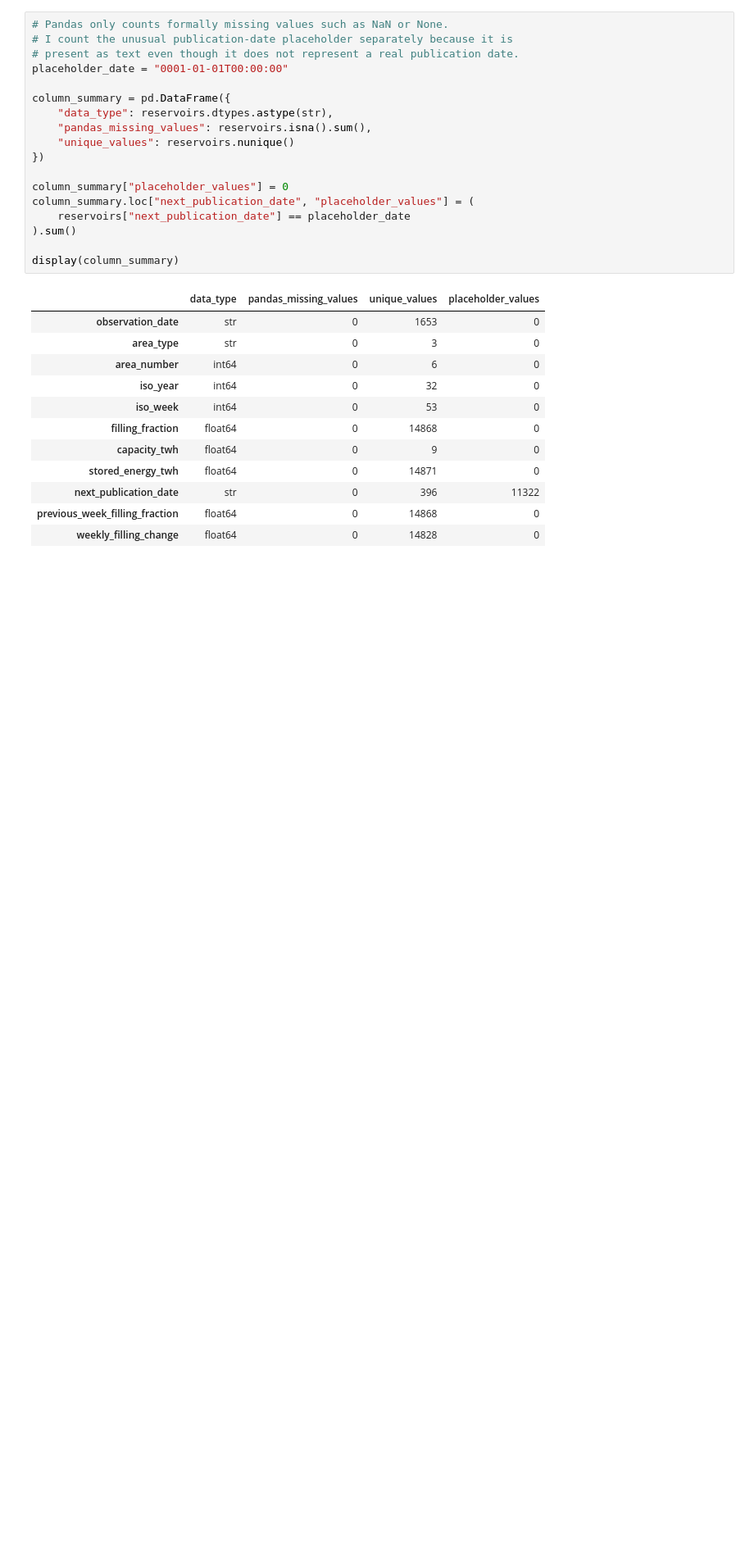
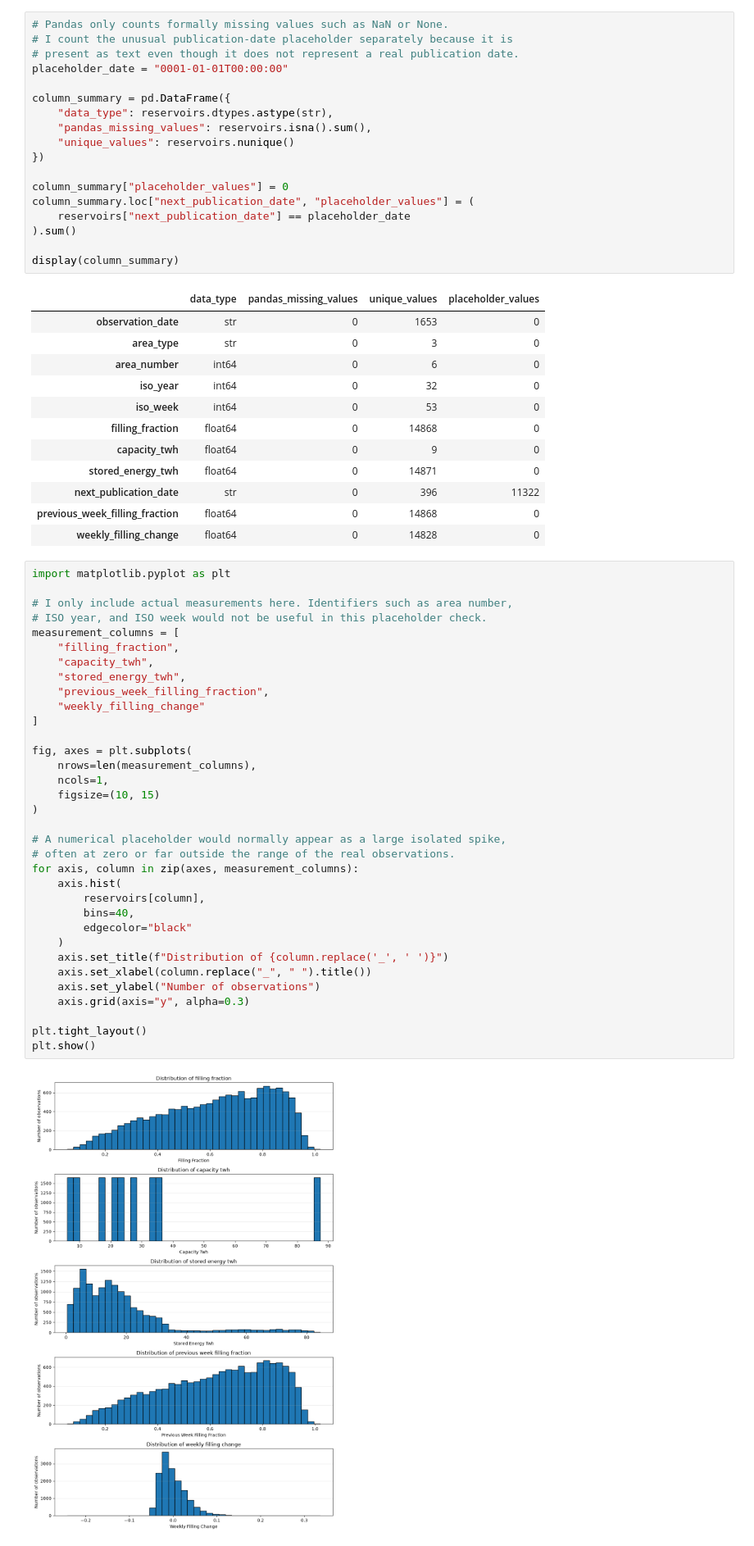
Before and after one commit to G0KU-DOTCOM/Streamlit_dashboard, a Jupyter notebook: notebooks/prosjekt_part1.ipynb, the cells around one changed output. Shown at 82% size. Saved outputs shown, nothing was run; the diff lists cells and outputs as text; blank space fills up the shorter version.

Commit message:
plotting

```diff
--- a/notebooks/prosjekt_part1.ipynb
+++ b/notebooks/prosjekt_part1.ipynb
@@ -254,3 +254,39 @@ display(column_summary)
 | next_publication_date | str | 0 | 396 | 11322 |
 | previous_week_filling_fraction | float64 | 0 | 14868 | 0 |
 | weekly_filling_change | float64 | 0 | 14828 | 0 |
+# %%
+import matplotlib.pyplot as plt
+
+# I only include actual measurements here. Identifiers such as area number,
+# ISO year, and ISO week would not be useful in this placeholder check.
+measurement_columns = [
+    "filling_fraction",
+    "capacity_twh",
+    "stored_energy_twh",
+    "previous_week_filling_fraction",
+    "weekly_filling_change"
+]
+
+fig, axes = plt.subplots(
+    nrows=len(measurement_columns),
+    ncols=1,
+    figsize=(10, 15)
+)
+
+# A numerical placeholder would normally appear as a large isolated spike,
+# often at zero or far outside the range of the real observations.
+for axis, column in zip(axes, measurement_columns):
+    axis.hist(
+        reservoirs[column],
+        bins=40,
+        edgecolor="black"
+    )
+    axis.set_title(f"Distribution of {column.replace('_', ' ')}")
+    axis.set_xlabel(column.replace("_", " ").title())
+    axis.set_ylabel("Number of observations")
+    axis.grid(axis="y", alpha=0.3)
+
+plt.tight_layout()
+plt.show()
+# %% [output]
+[figure, added]
```
Also changed, not shown: parts of 2 cells of this notebook.
